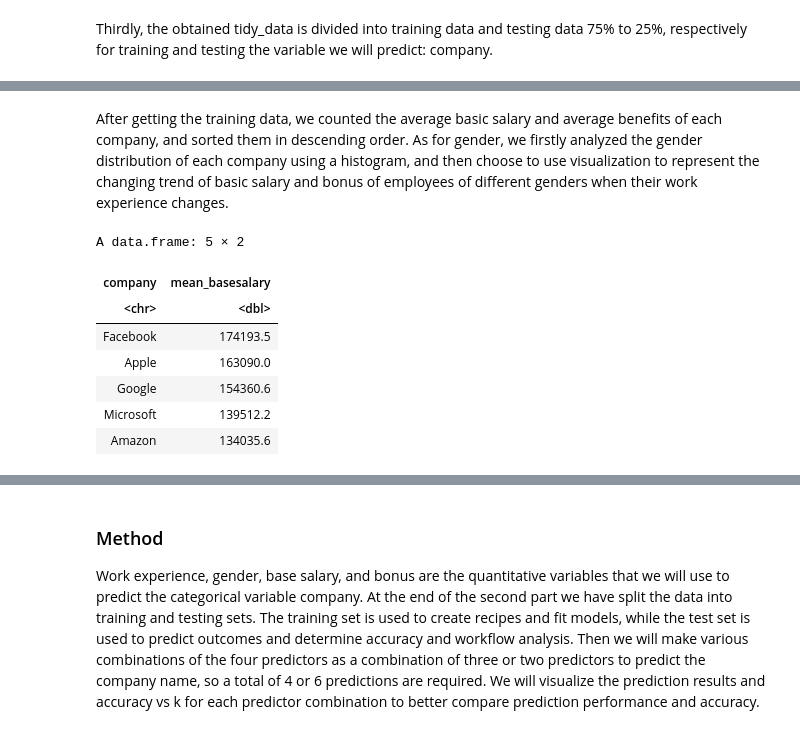
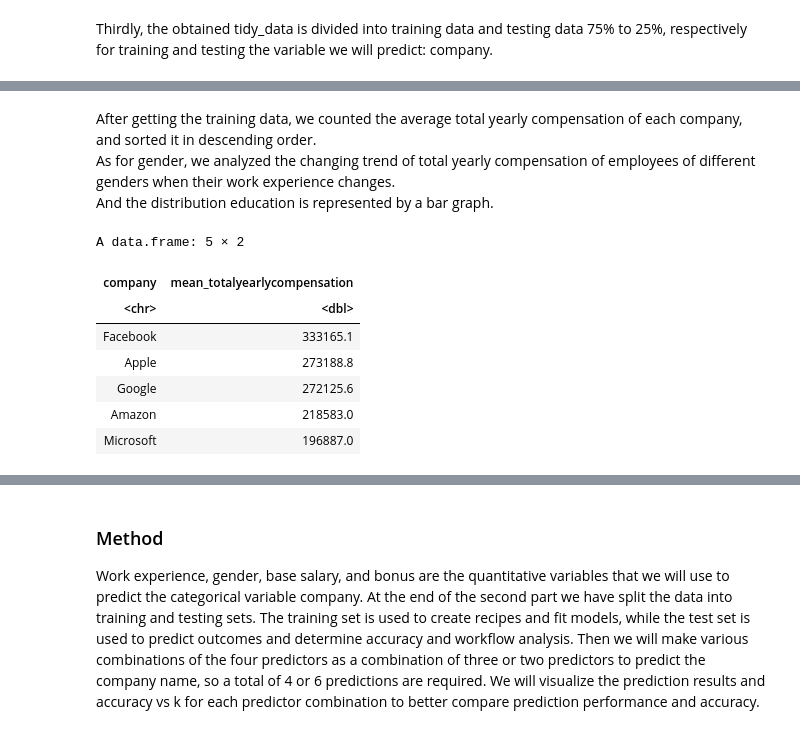
Before and after one commit to EdrickBelmiro/CareerPredictorDSCI100, a Jupyter notebook: Proposal- Group 19.ipynb, the cells around one changed output, grey strips where cells are left out. Cells and saved outputs as stored; diff of their text form; code cells hidden in the pictures.

```diff
--- a/Proposal- Group 19.ipynb
+++ b/Proposal- Group 19.ipynb
@@ -104,0 +157,14 @@ A grouped_df: 15118 × 6
+# %%
+tidy_salary_data <- salary_data |> mutate(year = timestamp_year_extractor(timestamp)) |>
+select(company, yearsofexperience, totalyearlycompensation, gender, title, year, Race, Education) |>
+filter(!is.na(gender) & !is.na(Race) & !is.na(Education)) |>
+filter(company == "Amazon" |company == "Microsoft"|company == "Google"|company == "Facebook"|company == "Apple") |>
+filter(gender == "Male" | gender == "Female") |>
+group_by(company) |>
+mutate(data_count=n()) |>
+arrange(desc(data_count))
+
+tidy_salary_data$gender[tidy_salary_data$gender == "Male"] <- "1"
+tidy_salary_data$gender[tidy_salary_data$gender == "Female"] <- "0"
+tidy_salary_data$gender <- as.numeric(tidy_salary_data$gender)
+tidy_salary_data
@@ -105,7 +182,7 @@ A grouped_df: 15118 × 6
 # %% [markdown]
 Thirdly, the obtained tidy_data is divided into training data and testing data 75% to 25%, respectively for training and testing the variable we will predict: company.
 # %%
-data_split <- initial_split(tidy_data, prop = 0.75, strata = company)
+data_split <- initial_split(tidy_salary_data, prop = 0.75, strata = company)
 data_train <- training(data_split)
 data_test <- testing(data_split)
 data_train
@@ -134,15 +211,17 @@ A grouped_df: 3782 × 6
 # %% [markdown]
-After getting the training data, we counted the average basic salary and average benefits of each company, and sorted them in descending order. As for gender, we firstly analyzed the gender distribution of each company using a histogram, and then choose to use visualization to represent the changing trend of basic salary and bonus of employees of different genders when their work experience changes.
+After getting the training data, we counted the average total yearly compensation of each company, and sorted it in descending order.
+As for gender, we analyzed the changing trend of total yearly compensation of employees of different genders when their work experience changes.
+And the distribution education is represented by a bar graph.
 # %%
-mean_table1 <- aggregate(data_train$basesalary, by = list(type = data_train$company),mean)
-names(mean_table1) <- c("company","mean_basesalary")
-arrange(mean_table1,desc(mean_basesalary))
+mean_table <- aggregate(data_train$totalyearlycompensation, by = list(type = data_train$company),mean)
+names(mean_table) <- c("company","mean_totalyearlycompensation")
+arrange(mean_table,desc(mean_totalyearlycompensation))
 # %% [output]
 A data.frame: 5 × 2
-| company | mean_basesalary |
+| company | mean_totalyearlycompensation |
 | <chr> | <dbl> |
-| Facebook | 174193.5 |
-| Apple | 163090.0 |
-| Google | 154360.6 |
-| Microsoft | 139512.2 |
-| Amazon | 134035.6 |
+| Facebook | 333165.1 |
+| Apple | 273188.8 |
+| Google | 272125.6 |
+| Amazon | 218583.0 |
+| Microsoft | 196887.0 |
```
Also changed, not shown: parts of 20 cells of this notebook.
